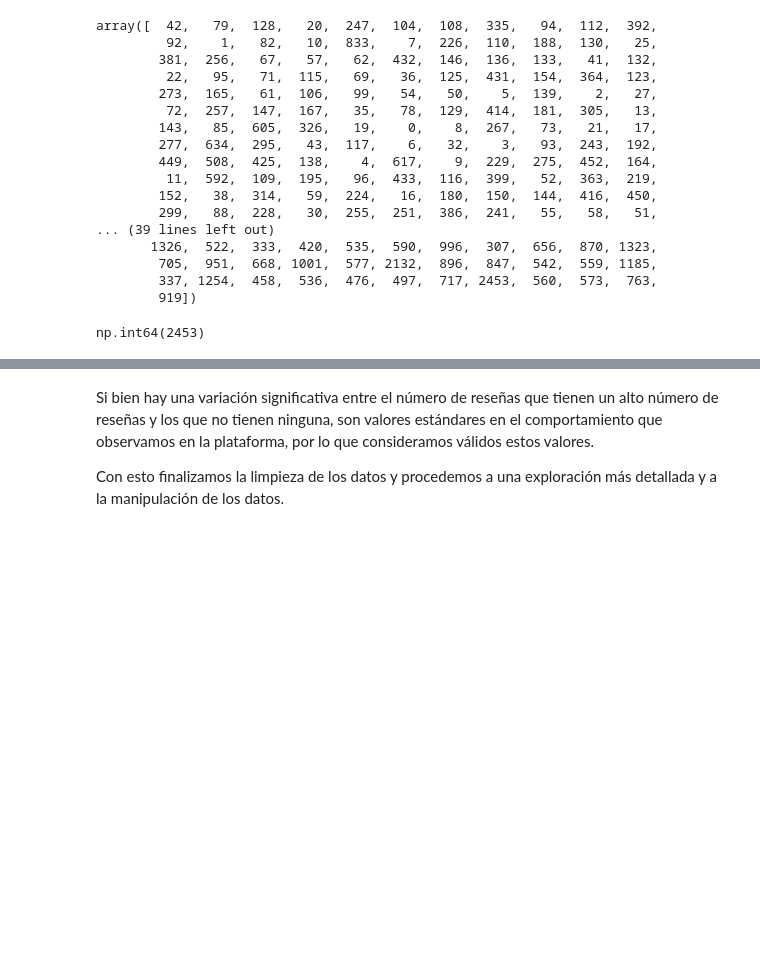
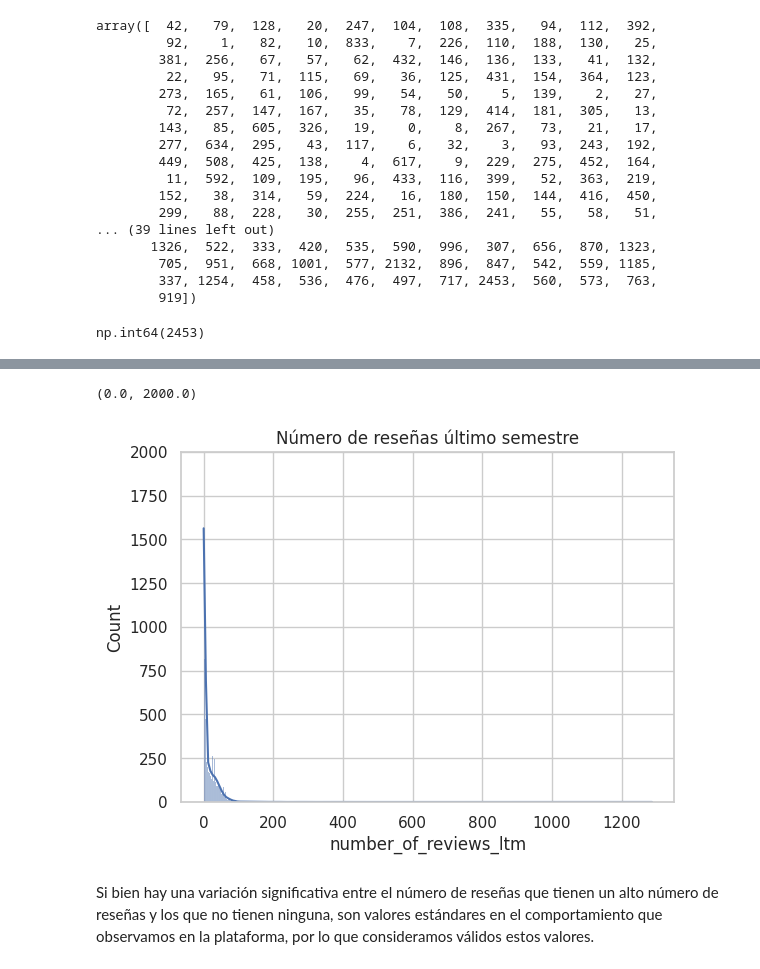
Before and after one commit to anarod13/airbnb-ownerships, a Jupyter notebook: barcelona.ipynb, the cells around one changed output, grey strips where cells are left out. Cells and saved outputs as stored; diff of their text form; code cells hidden in the pictures; blank space fills up the shorter version.

```diff
--- a/barcelona.ipynb
+++ b/barcelona.ipynb
@@ -357,4 +360,12 @@ Text(0.5, 1.0, 'Número de reseñas totales')
+# %%
+plt.figure(figsize=(14, 10))
+
+plt.subplot(2, 2, 1)
+graph_total_reviews_ltm= sns.histplot(barcelona['number_of_reviews_ltm'], kde=True)
+plt.title('Número de reseñas último semestre')
+graph_total_reviews_ltm.set_ylim(0, 2000)
+# %% [output]
+(0.0, 2000.0)
+[figure, added]
 # %% [markdown]
 Si bien hay una variación significativa entre el número de reseñas que tienen un alto número de reseñas y los que no tienen ninguna, son valores estándares en el comportamiento que observamos en la plataforma, por lo que consideramos válidos estos valores.
-
-Con esto finalizamos la limpieza de los datos y procedemos a una exploración más detallada y a la manipulación de los datos.
```
Also changed, not shown: parts of 21 cells of this notebook, 1 other file.
